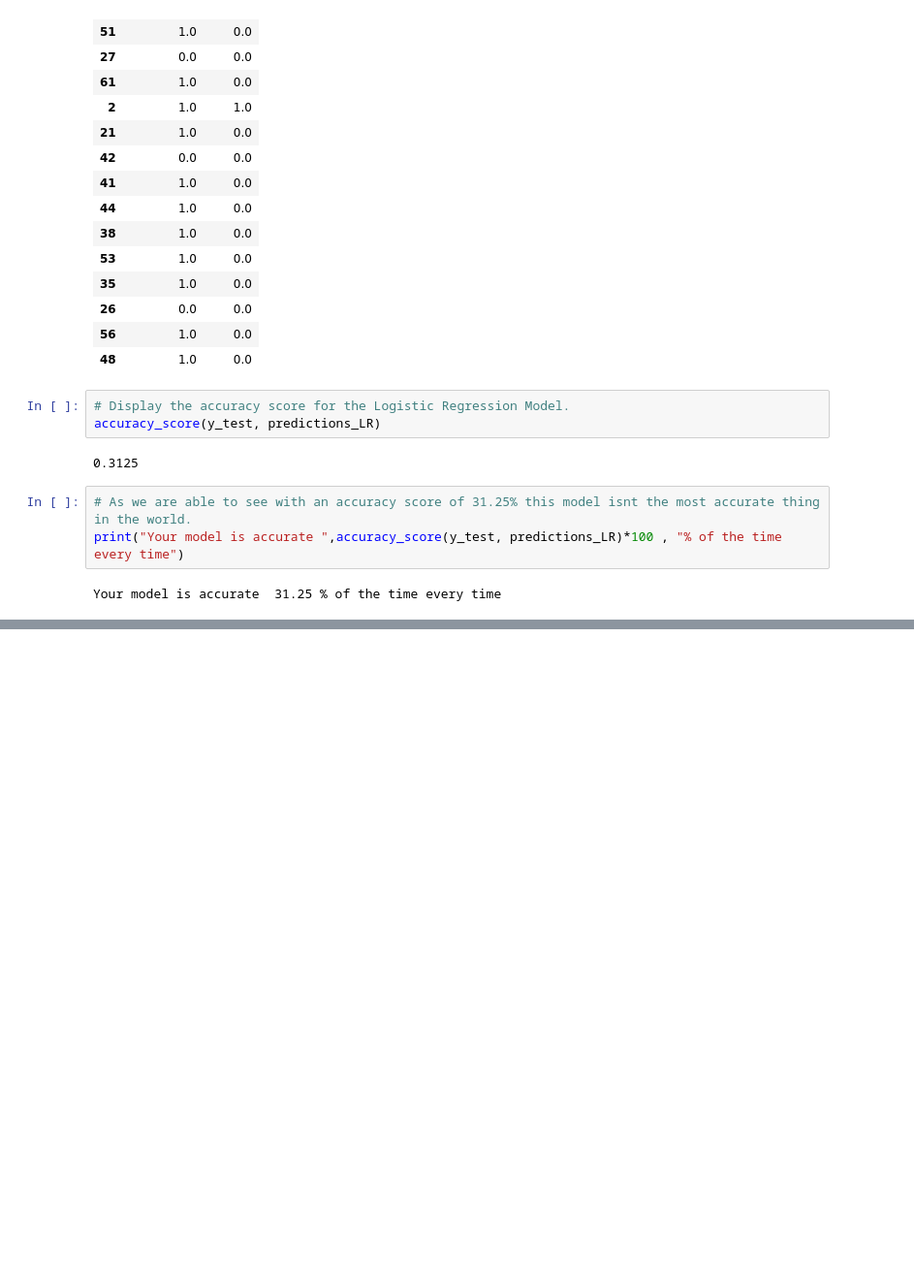
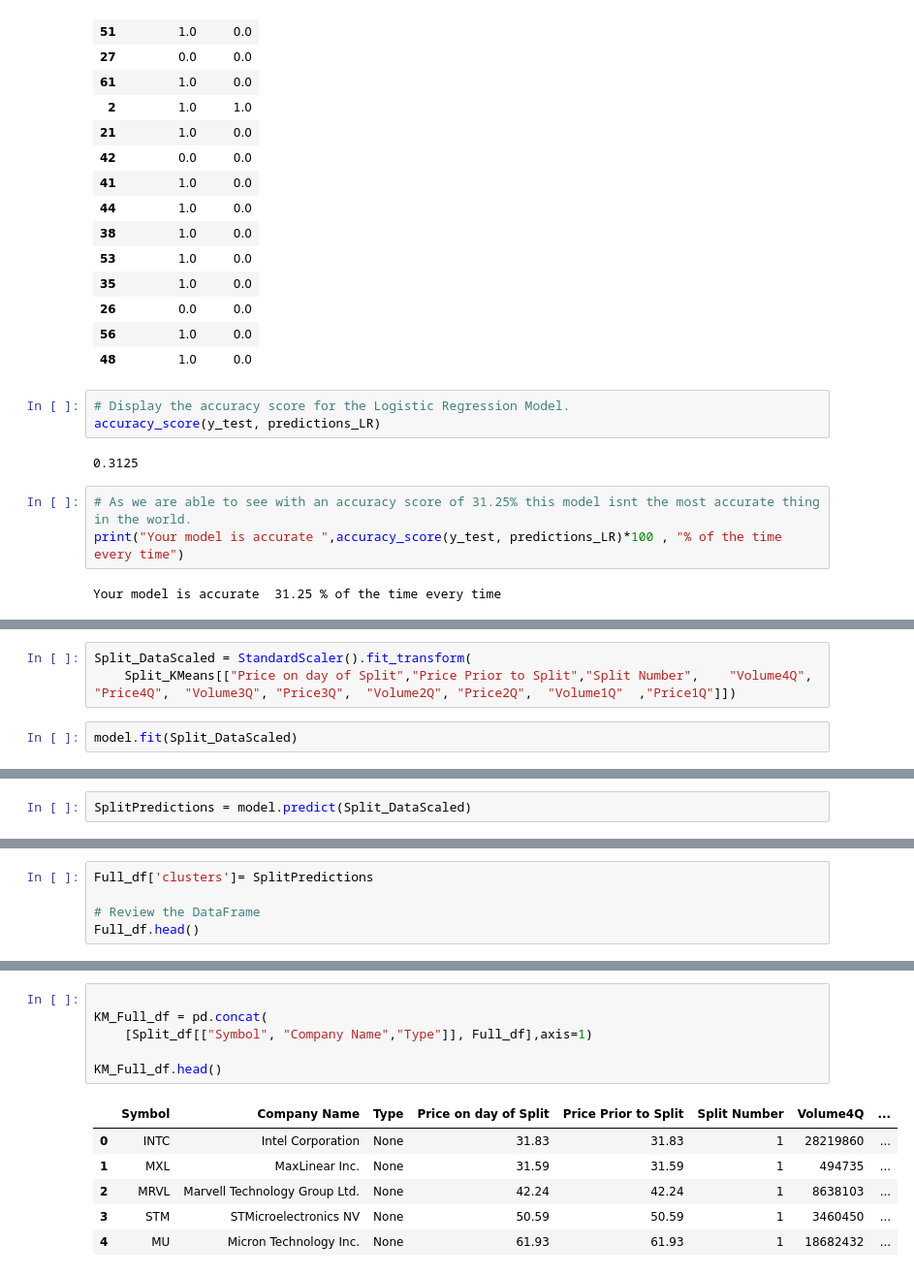
Before and after one commit to JeepCannon/Project2_Artificial_Analyst, a Jupyter notebook: StockSplitPrediction.ipynb, the cells around one changed output, grey strips where cells are left out. Shown: that part at 97% size. Saved outputs shown, nothing was run; the diff lists cells and outputs as text; blank space fills up the shorter version.

```diff
--- a/StockSplitPrediction.ipynb
+++ b/StockSplitPrediction.ipynb
@@ -206,0 +216,5 @@ Your model is accurate  31.25 % of the time every time
+# %%
+Split_DataScaled = StandardScaler().fit_transform(
+    Split_KMeans[["Price on day of Split","Price Prior to Split","Split Number",	"Volume4Q",	"Price4Q",	"Volume3Q",	"Price3Q",	"Volume2Q",	"Price2Q",	"Volume1Q"	,"Price1Q"]])
+# %%
+model.fit(Split_DataScaled)
@@ -206,0 +223,2 @@ Your model is accurate  31.25 % of the time every time
+# %%
+SplitPredictions = model.predict(Split_DataScaled)
@@ -206,0 +231,5 @@ Your model is accurate  31.25 % of the time every time
+# %%
+Full_df['clusters']= SplitPredictions
+
+# Review the DataFrame
+Full_df.head()
@@ -206,0 +243,13 @@ Your model is accurate  31.25 % of the time every time
+# %%
+
+KM_Full_df = pd.concat(
+    [Split_df[["Symbol", "Company Name","Type"]], Full_df],axis=1)
+
+KM_Full_df.head()
+# %% [output]
+|  | Symbol | Company Name | Type | Price on day of Split | Price Prior to Split | Split Number | Volume4Q | ... |
+| 0 | INTC | Intel Corporation | None | 31.83 | 31.83 | 1 | 28219860 | ... |
+| 1 | MXL | MaxLinear Inc. | None | 31.59 | 31.59 | 1 | 494735 | ... |
+| 2 | MRVL | Marvell Technology Group Ltd. | None | 42.24 | 42.24 | 1 | 8638103 | ... |
+| 3 | STM | STMicroelectronics NV | None | 50.59 | 50.59 | 1 | 3460450 | ... |
+| 4 | MU | Micron Technology Inc. | None | 61.93 | 61.93 | 1 | 18682432 | ... |
```
Also changed, not shown: parts of 12 cells of this notebook.
